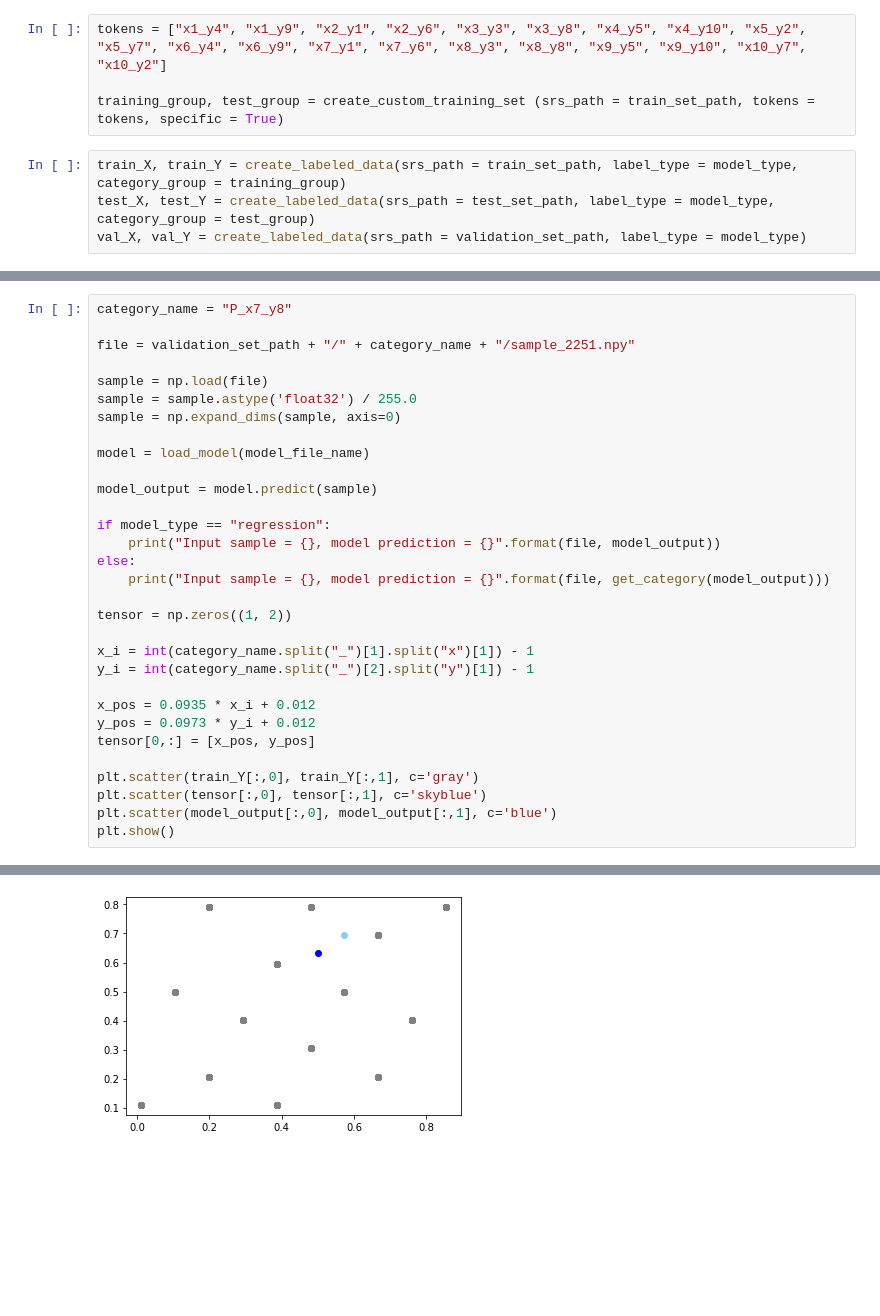
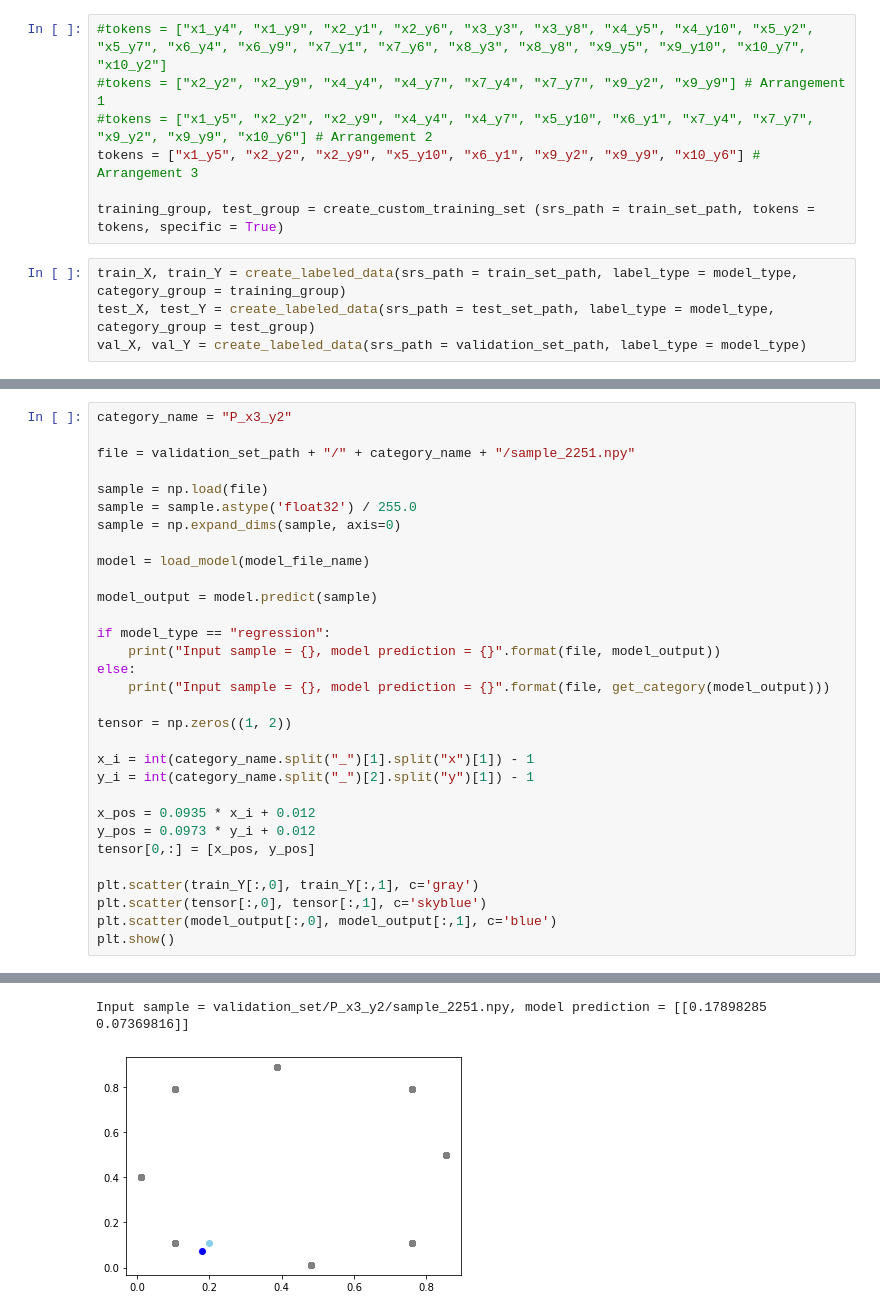
Before and after one commit to YaribNevarez/deep-learning-approach-for-detection-and-localization-of-structural-anomalies, a Jupyter notebook: piezo_sensor_setup/model_regression.ipynb, the cells around one changed output, grey strips where cells are left out. Drawn from its saved outputs; the diff is of its cells as text; blank space fills up the shorter version.

```diff
--- a/piezo_sensor_setup/model_regression.ipynb
+++ b/piezo_sensor_setup/model_regression.ipynb
@@ -489,7 +569,10 @@ generate_datasets ( zip_data_path = zip_data_path,\
                     size = size,
                     unzip = unzip_dataset)
 # %%
-tokens = ["x1_y4", "x1_y9", "x2_y1", "x2_y6", "x3_y3", "x3_y8", "x4_y5", "x4_y10", "x5_y2", "x5_y7", "x6_y4", "x6_y9", "x7_y1", "x7_y6", "x8_y3", "x8_y8", "x9_y5", "x9_y10", "x10_y7", "x10_y2"]
+#tokens = ["x1_y4", "x1_y9", "x2_y1", "x2_y6", "x3_y3", "x3_y8", "x4_y5", "x4_y10", "x5_y2", "x5_y7", "x6_y4", "x6_y9", "x7_y1", "x7_y6", "x8_y3", "x8_y8", "x9_y5", "x9_y10", "x10_y7", "x10_y2"]
+#tokens = ["x2_y2", "x2_y9", "x4_y4", "x4_y7", "x7_y4", "x7_y7", "x9_y2", "x9_y9"] # Arrangement 1
+#tokens = ["x1_y5", "x2_y2", "x2_y9", "x4_y4", "x4_y7", "x5_y10", "x6_y1", "x7_y4", "x7_y7", "x9_y2", "x9_y9", "x10_y6"] # Arrangement 2
+tokens = ["x1_y5", "x2_y2", "x2_y9", "x5_y10", "x6_y1", "x9_y2", "x9_y9", "x10_y6"] # Arrangement 3
 
 training_group, test_group = create_custom_training_set (srs_path = train_set_path, tokens = tokens, specific = True)
 # %%
@@ -703,5 +762,5 @@ Accuracy = 0.8802916666666667
 # %%
-category_name = "P_x7_y8"
+category_name = "P_x3_y2"
 
 file = validation_set_path + "/" + category_name + "/sample_2251.npy"
 
@@ -736,3 +796,4 @@ Input sample = validation_set/P_x7_y8/sample_2251.npy, model prediction = [[0.50
+Input sample = validation_set/P_x3_y2/sample_2251.npy, model prediction = [[0.17898285 0.07369816]]
-[figure, old version]
+[figure, new version]
 # %%
 show_grid(sample = 280, channels = 3, crop_area = crop_area, size = size)
```
Also changed, not shown: parts of 18 cells of this notebook, 23 other files.
